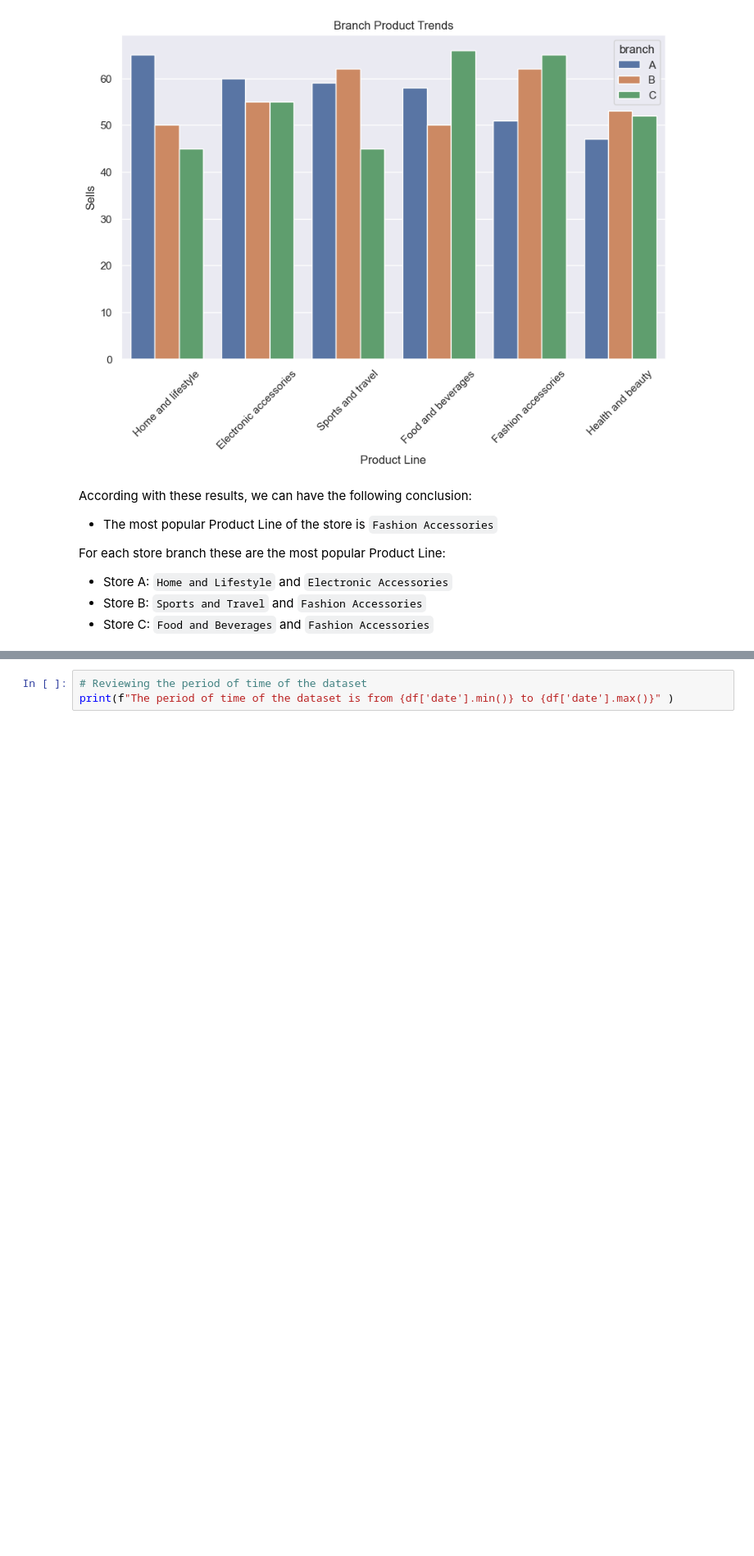
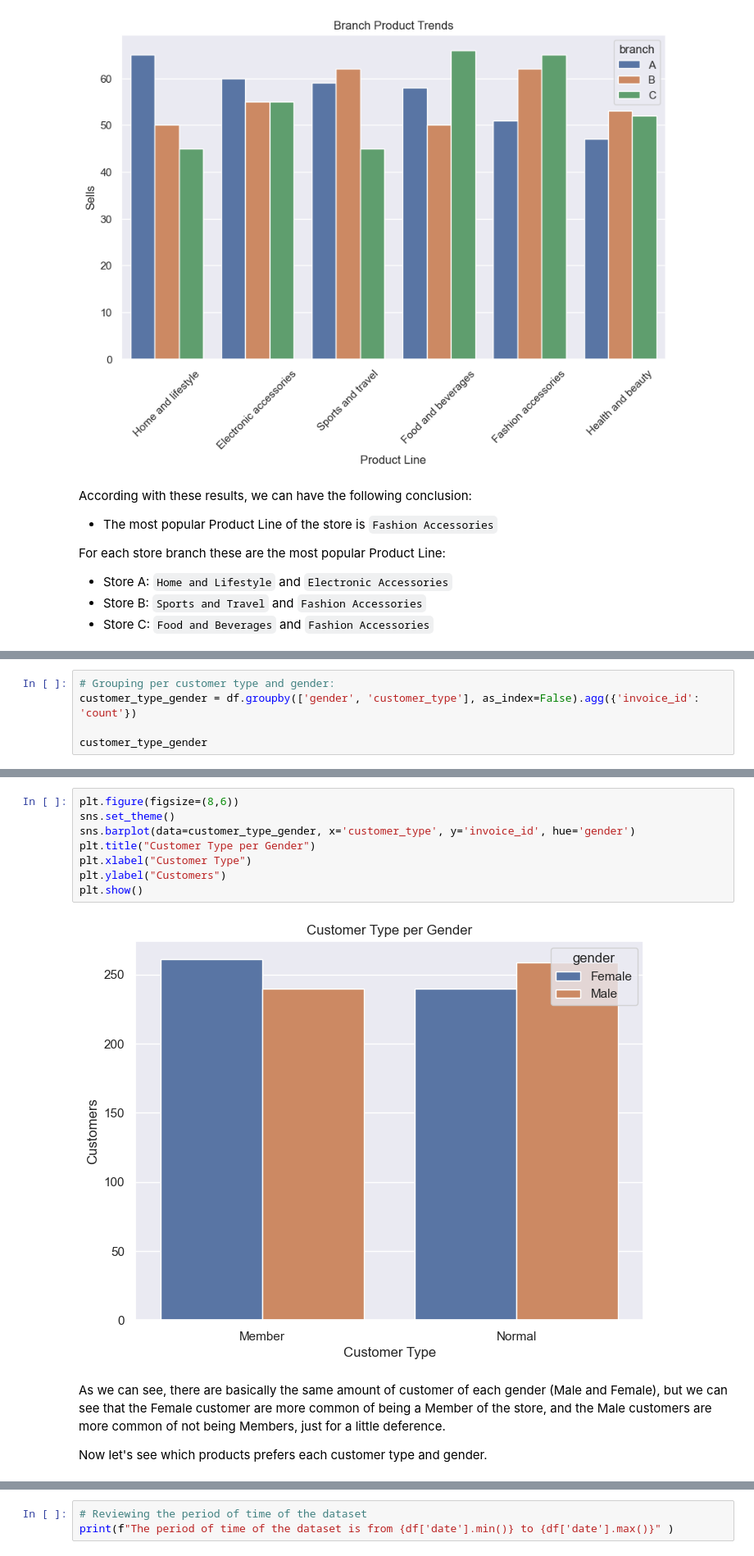
Before and after one commit to PPJQ/StoreAnalysis, a Jupyter notebook: StoreAnalysis.ipynb, the cells around one changed output, grey strips where cells are left out. Shown at 82% size. Drawn from its saved outputs; the diff is of its cells as text; blank space fills up the shorter version.

```diff
--- a/StoreAnalysis.ipynb
+++ b/StoreAnalysis.ipynb
@@ -308,0 +321,5 @@ So let's begin with the period of time of the dataset:
+# %%
+# Grouping per customer type and gender:
+customer_type_gender = df.groupby(['gender', 'customer_type'], as_index=False).agg({'invoice_id': 'count'})
+
+customer_type_gender
@@ -308,0 +332,14 @@ So let's begin with the period of time of the dataset:
+# %%
+plt.figure(figsize=(8,6))
+sns.set_theme()
+sns.barplot(data=customer_type_gender, x='customer_type', y='invoice_id', hue='gender')
+plt.title("Customer Type per Gender")
+plt.xlabel("Customer Type")
+plt.ylabel("Customers")
+plt.show()
+# %% [output]
+[figure, added]
+# %% [markdown]
+As we can see, there are basically the same amount of customer of each gender (Male and Female), but we can see that the Female customer are more common of being a Member of the store, and the Male customers are more common of not being Members, just for a little deference.
+
+Now let's see which products prefers each customer type and gender.
```
Also changed, not shown: parts of 18 cells of this notebook.
